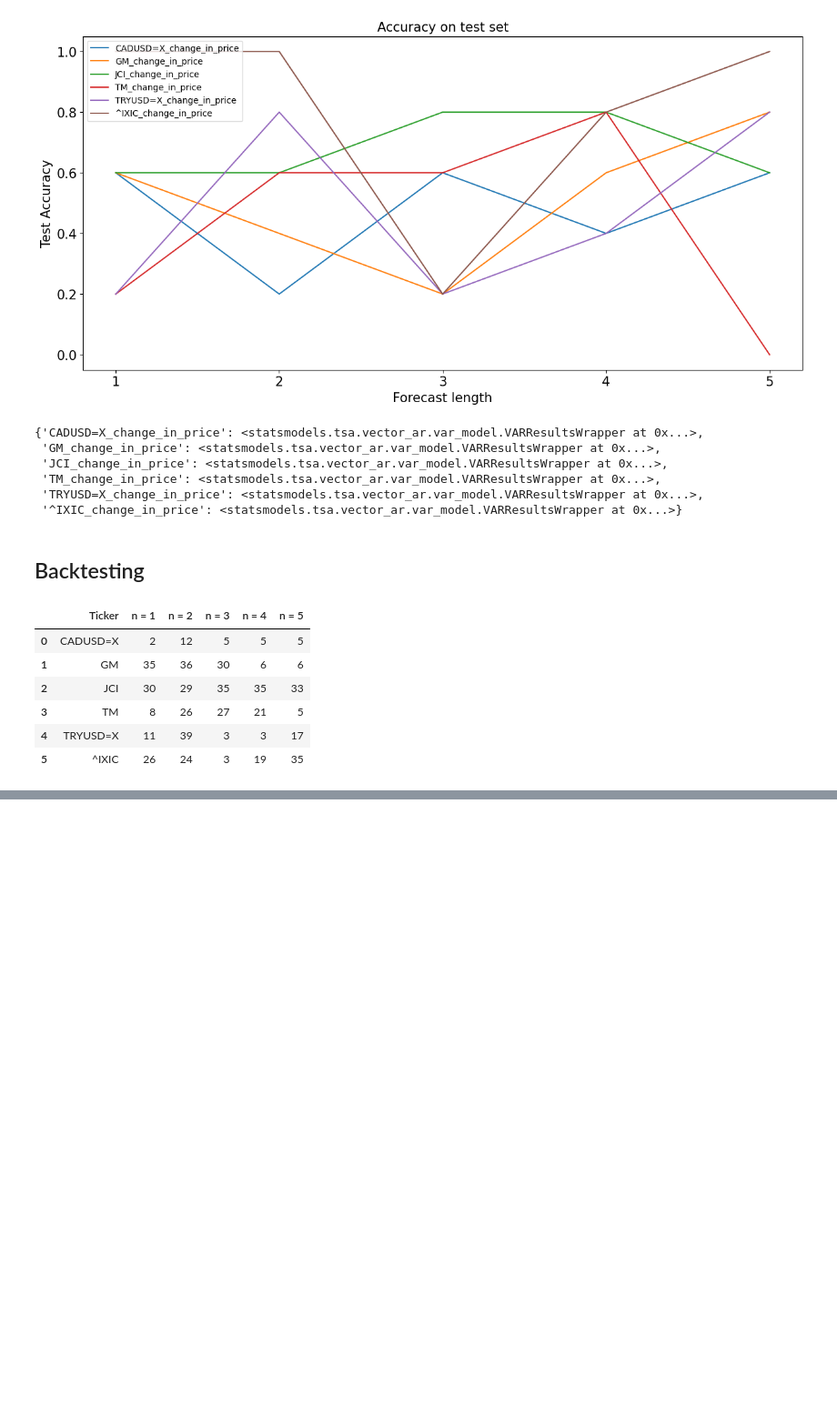
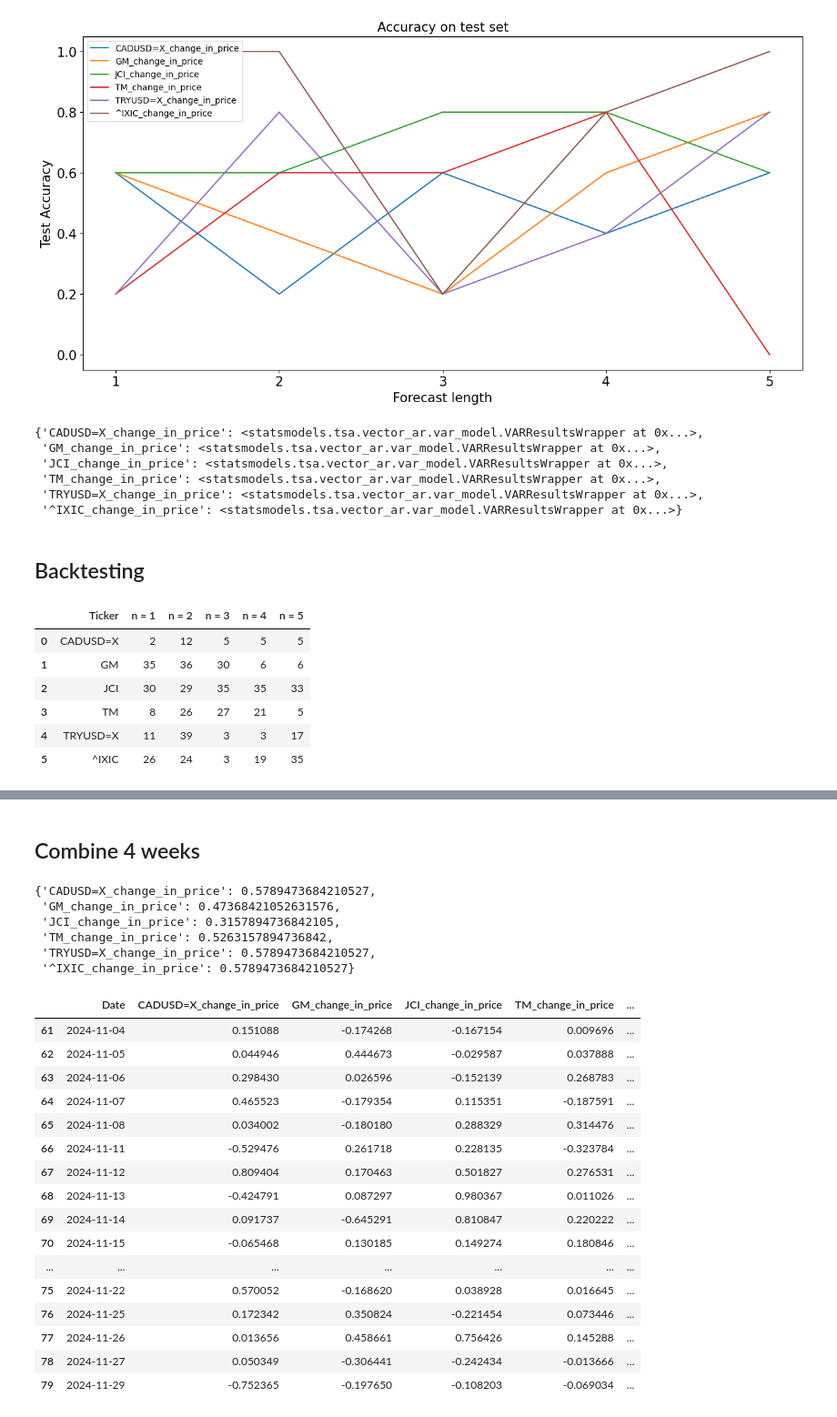
Before and after one commit to Arnabds/equity-vs-commodity, a Jupyter notebook: Kate_notebook/cleaned_VAR.ipynb, the cells around one changed output, grey strips where cells are left out. Shown at 91% size. Saved outputs shown, nothing was run; the diff lists cells and outputs as text; code cells hidden in the pictures; blank space fills up the shorter version.

```diff
--- a/Kate_notebook/cleaned_VAR.ipynb
+++ b/Kate_notebook/cleaned_VAR.ipynb
@@ -477,0 +539,26 @@ AttributeError: Line2D.set() got an unexpected keyword argument 'legend'
+# %%
+Ford['F_change_in_price'] = Ford.Close.diff().dropna()
+CADUSD['CADUSD=X_change_in_price'] = CADUSD.Close.diff().dropna()
+GM['GM_change_in_price'] = GM.Close.diff().dropna()
+JCI['JCI_change_in_price'] = JCI.Close.diff().dropna()
+TM['TM_change_in_price'] = TM.Close.diff().dropna()
+TRYUSD['TRYUSD=X_change_in_price'] = TRYUSD.Close.diff().dropna()
+IXIC['^IXIC_change_in_price'] = IXIC.Close.diff().dropna()
+# %%
+Ford = Ford.reset_index()
+CADUSD = CADUSD.reset_index()
+GM = GM.reset_index()
+JCI = JCI.reset_index()
+TM = TM.reset_index()
+TRYUSD = TRYUSD.reset_index()
+IXIC = IXIC.reset_index()
+# %%
+df_forward = pd.DataFrame(Ford.Date.copy())
+df_forward = pd.concat([df_forward, Ford.F_change_in_price.copy(),
+                           CADUSD['CADUSD=X_change_in_price'].copy(),
+                           GM['GM_change_in_price'].copy(),
+                           JCI['JCI_change_in_price'].copy(),
+                           TM['TM_change_in_price'].copy(),
+                           TRYUSD['TRYUSD=X_change_in_price'].copy(),
+                           IXIC['^IXIC_change_in_price'].copy()], axis=1, join='inner') # Remove US holidays
+df_forward
@@ -477,0 +734,19 @@ AttributeError: Line2D.set() got an unexpected keyword argument 'legend'
+# %% [markdown]
+## Combine 4 weeks
+# %%
+s='2024-11-04'
+e='2024-11-29'
+acc_forward_1, df_forward_1 = forward_validation(s, e, forecast_length=1)
+acc_forward_2, df_forward_2 = forward_validation(s, e, forecast_length=2)
+acc_forward_3, df_forward_3 = forward_validation(s, e, forecast_length=3)
+acc_forward_4, df_forward_4 = forward_validation(s, e, forecast_length=4)
+acc_forward_5, df_forward_5 = forward_validation(s, e, forecast_length=5)
+# %%
+acc_forward_1
+# %% [output]
+{'CADUSD=X_change_in_price': 0.5789473684210527,
+ 'GM_change_in_price': 0.47368421052631576,
+ 'JCI_change_in_price': 0.3157894736842105,
+ 'TM_change_in_price': 0.5263157894736842,
+ 'TRYUSD=X_change_in_price': 0.5789473684210527,
+ '^IXIC_change_in_price': 0.5789473684210527}
@@ -477,0 +755,20 @@ AttributeError: Line2D.set() got an unexpected keyword argument 'legend'
+# %%
+df_forward_1
+# %% [output]
+|  | Date | CADUSD=X_change_in_price | GM_change_in_price | JCI_change_in_price | TM_change_in_price | ... |
+| 61 | 2024-11-04 | 0.151088 | -0.174268 | -0.167154 | 0.009696 | ... |
+| 62 | 2024-11-05 | 0.044946 | 0.444673 | -0.029587 | 0.037888 | ... |
+| 63 | 2024-11-06 | 0.298430 | 0.026596 | -0.152139 | 0.268783 | ... |
+| 64 | 2024-11-07 | 0.465523 | -0.179354 | 0.115351 | -0.187591 | ... |
+| 65 | 2024-11-08 | 0.034002 | -0.180180 | 0.288329 | 0.314476 | ... |
+| 66 | 2024-11-11 | -0.529476 | 0.261718 | 0.228135 | -0.323784 | ... |
+| 67 | 2024-11-12 | 0.809404 | 0.170463 | 0.501827 | 0.276531 | ... |
+| 68 | 2024-11-13 | -0.424791 | 0.087297 | 0.980367 | 0.011026 | ... |
+| 69 | 2024-11-14 | 0.091737 | -0.645291 | 0.810847 | 0.220222 | ... |
+| 70 | 2024-11-15 | -0.065468 | 0.130185 | 0.149274 | 0.180846 | ... |
+| ... | ... | ... | ... | ... | ... | ... |
+| 75 | 2024-11-22 | 0.570052 | -0.168620 | 0.038928 | 0.016645 | ... |
+| 76 | 2024-11-25 | 0.172342 | 0.350824 | -0.221454 | 0.073446 | ... |
+| 77 | 2024-11-26 | 0.013656 | 0.458661 | 0.756426 | 0.145288 | ... |
+| 78 | 2024-11-27 | 0.050349 | -0.306441 | -0.242434 | -0.013666 | ... |
+| 79 | 2024-11-29 | -0.752365 | -0.197650 | -0.108203 | -0.069034 | ... |
```
Also changed, not shown: parts of 53 cells of this notebook, 6 other files.
